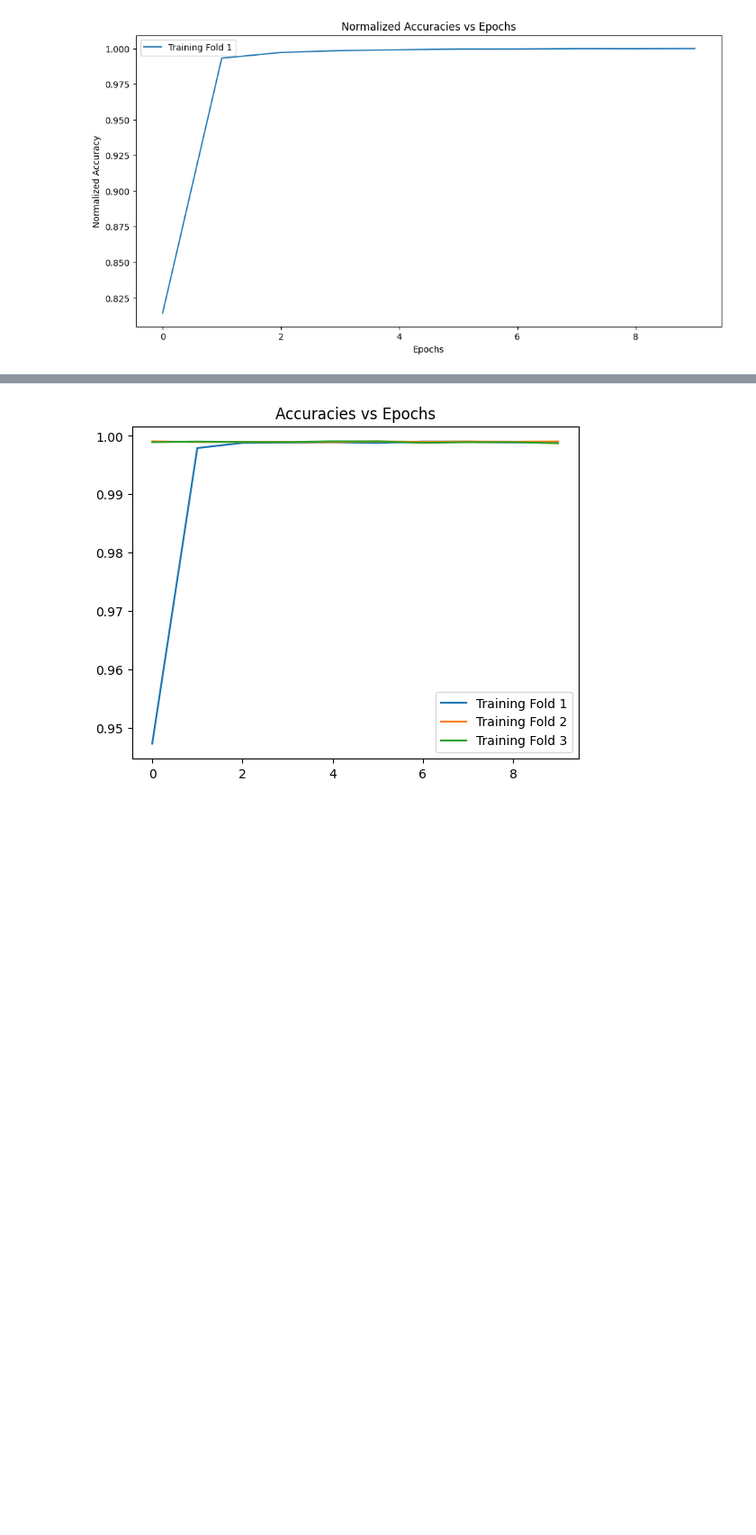
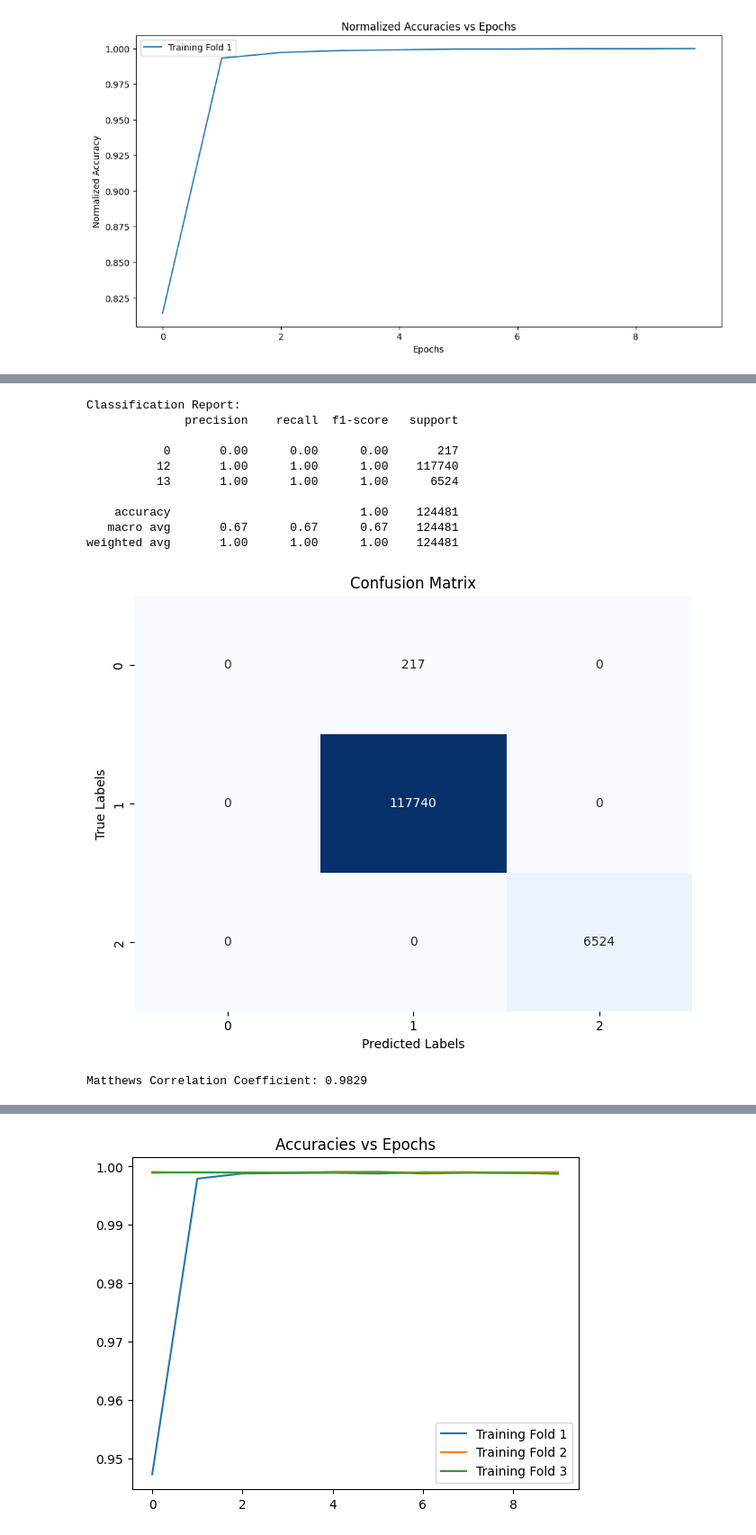
Before and after one commit to farhanashraf4/DDoS-Attack-Detection-for-SDN-Specific-Data, a Jupyter notebook: Code/DDoS_SDN_CNN_Balanced_Classification.ipynb, the cells around one changed output, grey strips where cells are left out. Shown: that part at 90% size. Cells and saved outputs as stored; diff of their text form; code cells hidden in the pictures; blank space fills up the shorter version.

```diff
--- a/Code/DDoS_SDN_CNN_Balanced_Classification.ipynb
+++ b/Code/DDoS_SDN_CNN_Balanced_Classification.ipynb
@@ -1256,0 +1349,37 @@ Confusion Matrix for Fold 1:
+# %%
+from sklearn.metrics import classification_report, confusion_matrix, matthews_corrcoef
+import matplotlib.pyplot as plt
+import seaborn as sns
+
+# Assuming y_test_original and y_pred_original are defined from the last fold's evaluation
+# Print classification report
+print("Classification Report:")
+print(classification_report(y_test_original, y_pred_original))
+
+# Calculate confusion matrix
+conf_matrix = confusion_matrix(y_test_original, y_pred_original)
+
+# Plot confusion matrix
+plt.figure(figsize=(8, 6))
+sns.heatmap(conf_matrix, annot=True, fmt='d', cmap='Blues', cbar=False)
+plt.title('Confusion Matrix')
+plt.xlabel('Predicted Labels')
+plt.ylabel('True Labels')
+plt.show()
+
+# Calculate Matthews correlation coefficient (MCC)
+mcc = matthews_corrcoef(y_test_original, y_pred_original)
+print(f"\nMatthews Correlation Coefficient: {mcc:.4f}")
+# %% [output]
+Classification Report:
+              precision    recall  f1-score   support
+
+           0       0.00      0.00      0.00       217
+          12       1.00      1.00      1.00    117740
+          13       1.00      1.00      1.00      6524
+
+    accuracy                           1.00    124481
+   macro avg       0.67      0.67      0.67    124481
+weighted avg       1.00      1.00      1.00    124481
+[figure, added]
+Matthews Correlation Coefficient: 0.9829
```
Also changed, not shown: parts of 8 cells of this notebook.
